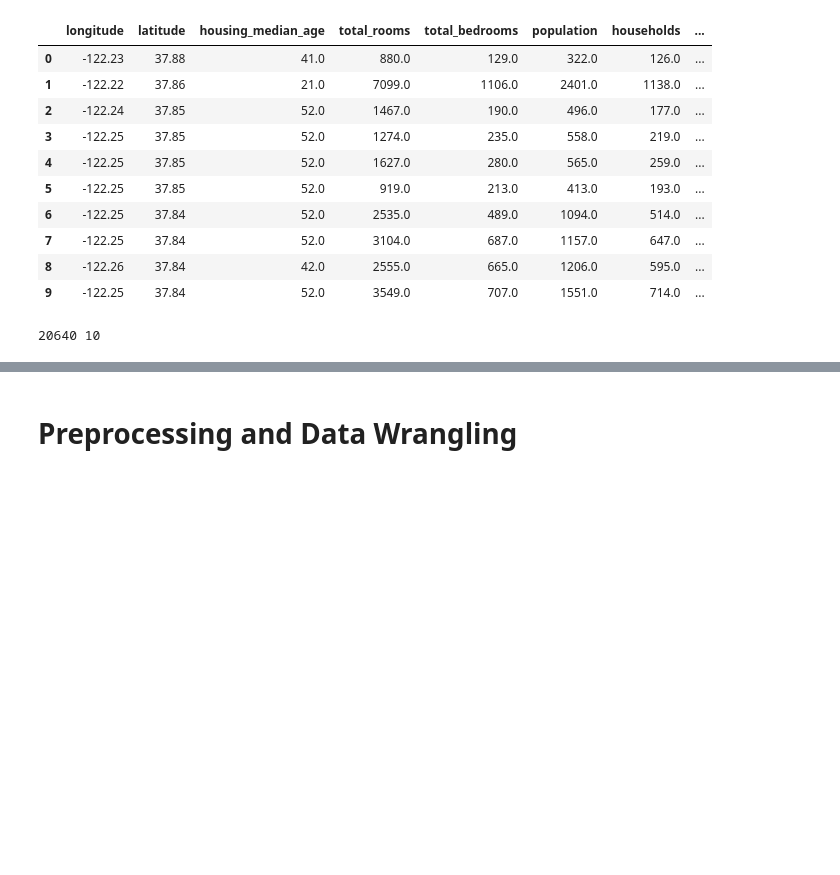
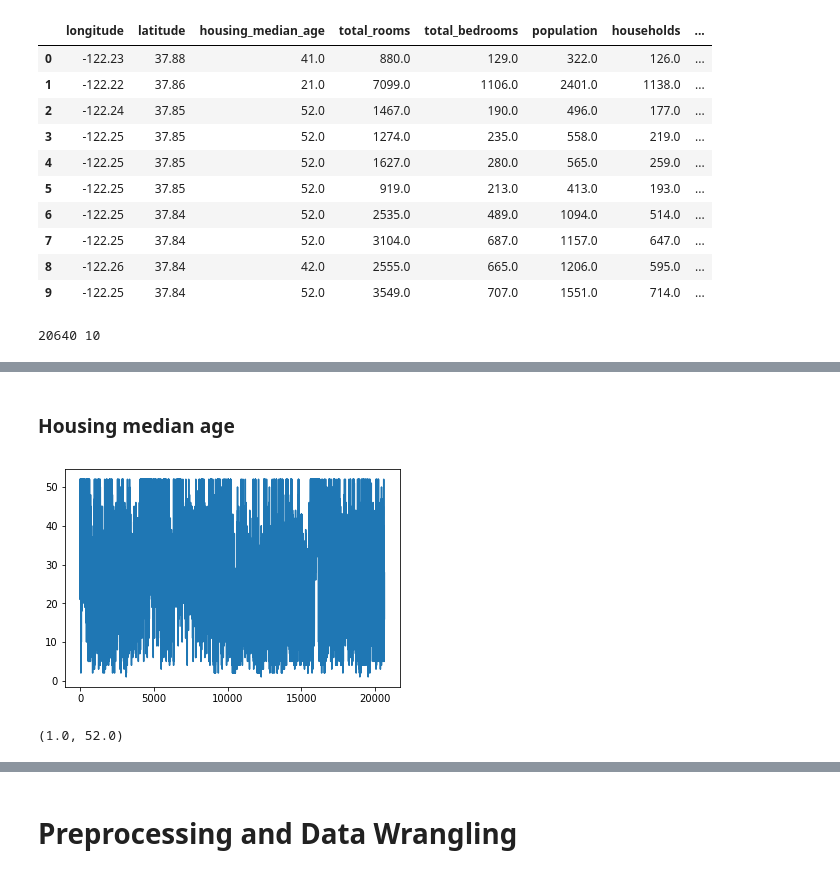
Before and after one commit to iamgiolaga/ridge-regression, a Jupyter notebook: 00_preprocessing.ipynb, the cells around one changed output, grey strips where cells are left out. Saved outputs shown, nothing was run; the diff lists cells and outputs as text; code cells hidden in the pictures; blank space fills up the shorter version.

```diff
--- a/00_preprocessing.ipynb
+++ b/00_preprocessing.ipynb
@@ -28,0 +53,11 @@ print(row, col)
+# %% [markdown]
+### Housing median age
+# %%
+plt.plot(dataset["housing_median_age"])
+plt.show()
+# %% [output]
+[figure, added]
+# %%
+min(dataset["housing_median_age"]), max(dataset["housing_median_age"])
+# %% [output]
+(1.0, 52.0)
```
Also changed, not shown: parts of 29 cells of this notebook.
